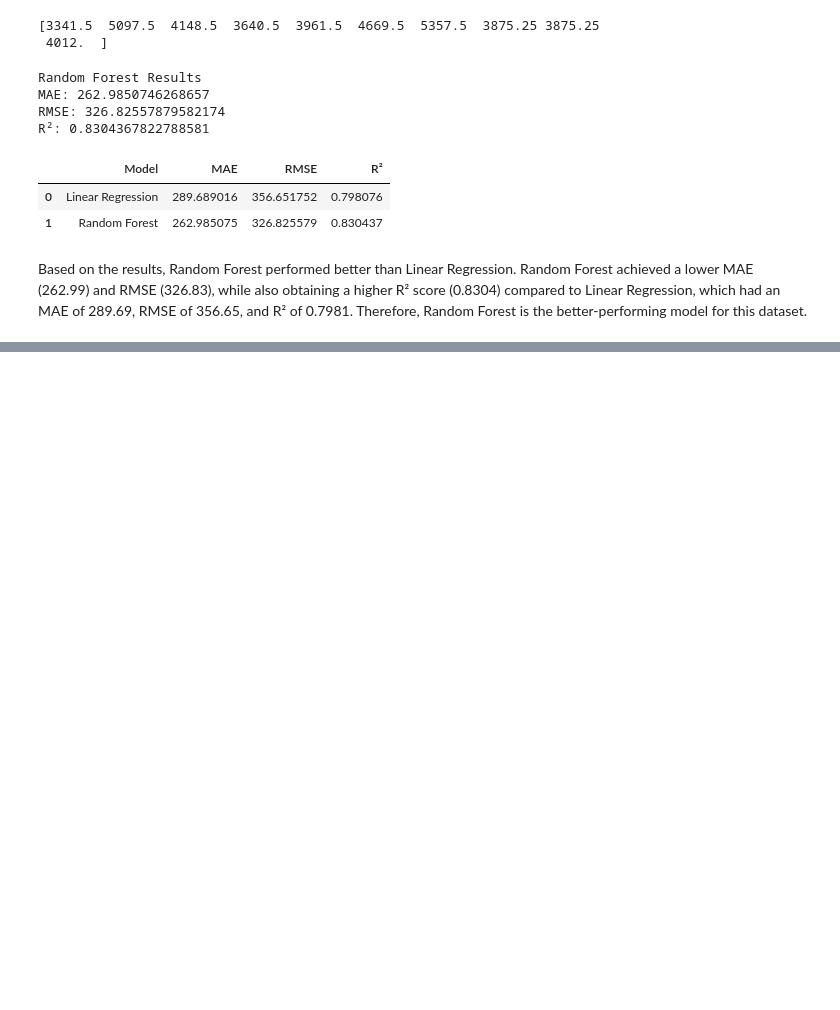
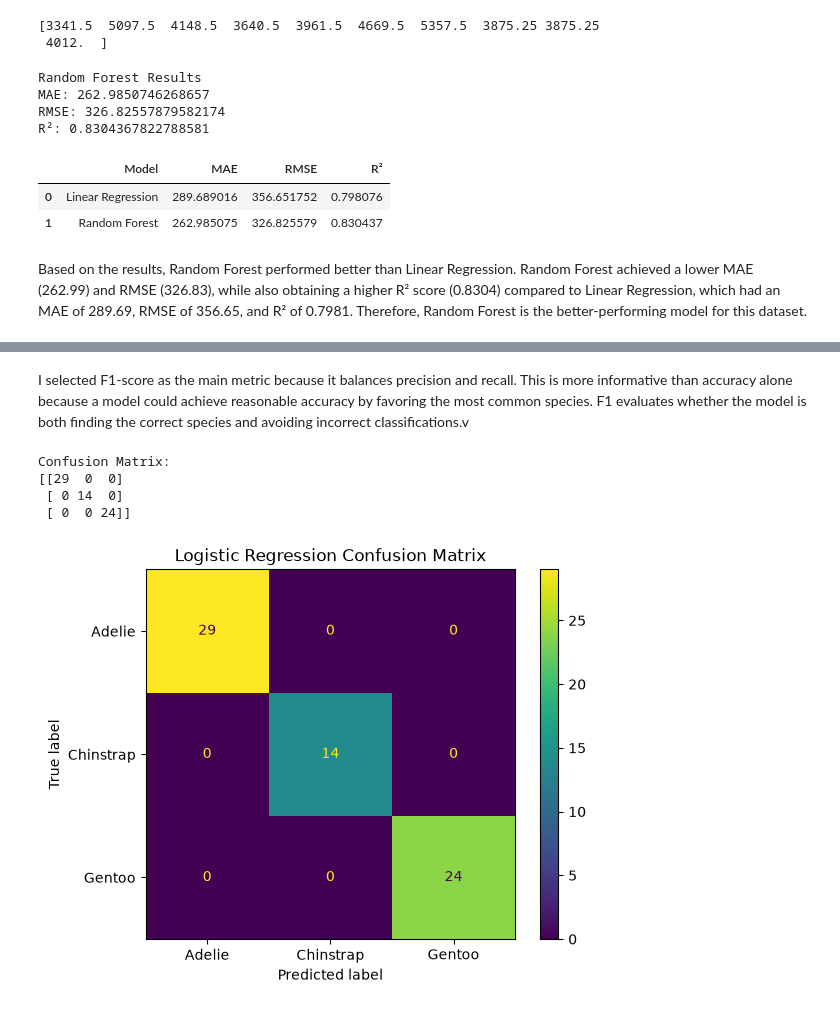
Before and after one commit to Hoga30/Klab_AI-program, a Jupyter notebook: notebooks/assignment2_data_wrangling.ipynb, the cells around one changed output, grey strips where cells are left out. Cells and saved outputs as stored; diff of their text form; code cells hidden in the pictures; blank space fills up the shorter version.

Commit message:
Supervised learning classifications

```diff
--- a/notebooks/assignment2_data_wrangling.ipynb
+++ b/notebooks/assignment2_data_wrangling.ipynb
@@ -350,0 +663,29 @@ Based on the results, Random Forest performed better than Linear Regression. Ran
+# %% [markdown]
+I selected F1-score as the main metric because it balances precision and recall. This is more informative than accuracy alone because a model could achieve reasonable accuracy by favoring the most common species. F1 evaluates whether the model is both finding the correct species and avoiding incorrect classifications.v
+# %%
+from sklearn.metrics import confusion_matrix, ConfusionMatrixDisplay
+
+cm = confusion_matrix(
+    y_test_class,
+    y_pred_logistic,
+    labels=logistic_model.classes_
+)
+
+print("Confusion Matrix:")
+print(cm)
+
+disp = ConfusionMatrixDisplay(
+    confusion_matrix=cm,
+    display_labels=logistic_model.classes_
+)
+
+disp.plot()
+
+plt.title("Logistic Regression Confusion Matrix")
+plt.show()
+# %% [output]
+Confusion Matrix:
+[[29  0  0]
+ [ 0 14  0]
+ [ 0  0 24]]
+[figure, added]
```
Also changed, not shown: parts of 17 cells of this notebook.
